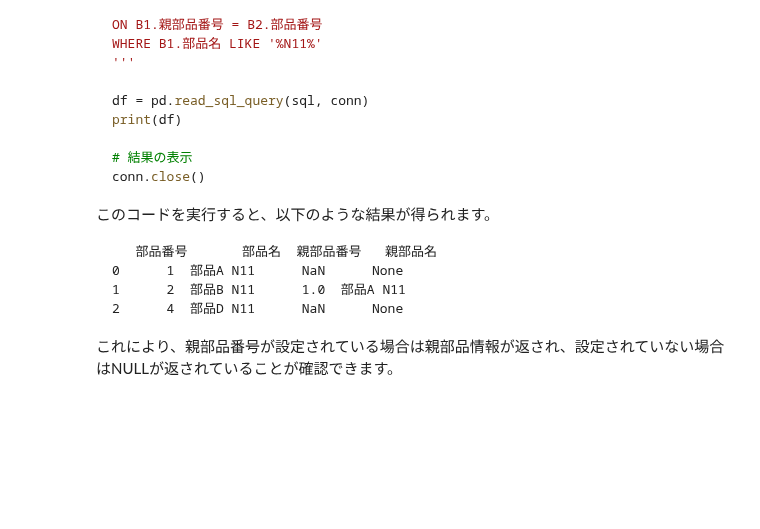
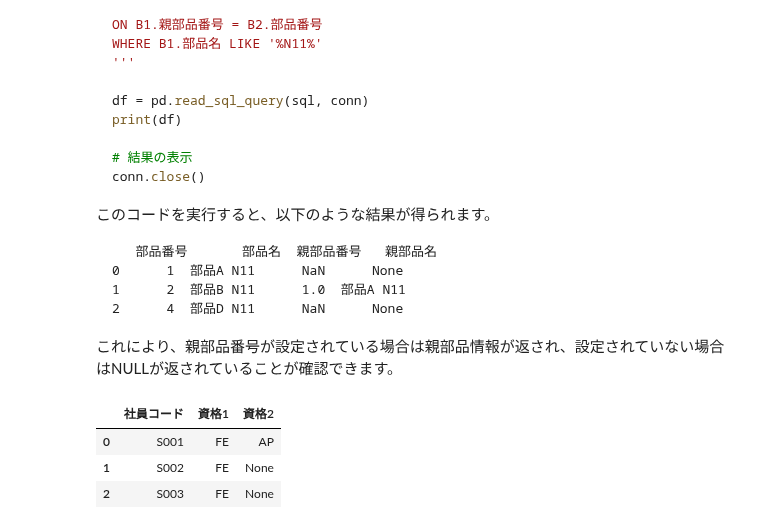
Before and after one commit to phonon-py/DatabaseSpecialistStudy, a Jupyter notebook: main.ipynb, the cells around one changed output. Cells and saved outputs as stored; diff of their text form; code cells hidden in the pictures; blank space fills up the shorter version.

```diff
--- a/main.ipynb
+++ b/main.ipynb
@@ -2187,0 +2229,7 @@ conn.close()
+# %%
+df_query
+# %% [output]
+|  | 社員コード | 資格1 | 資格2 |
+| 0 | S001 | FE | AP |
+| 1 | S002 | FE | None |
+| 2 | S003 | FE | None |
```
Also changed, not shown: parts of 2 cells of this notebook.
